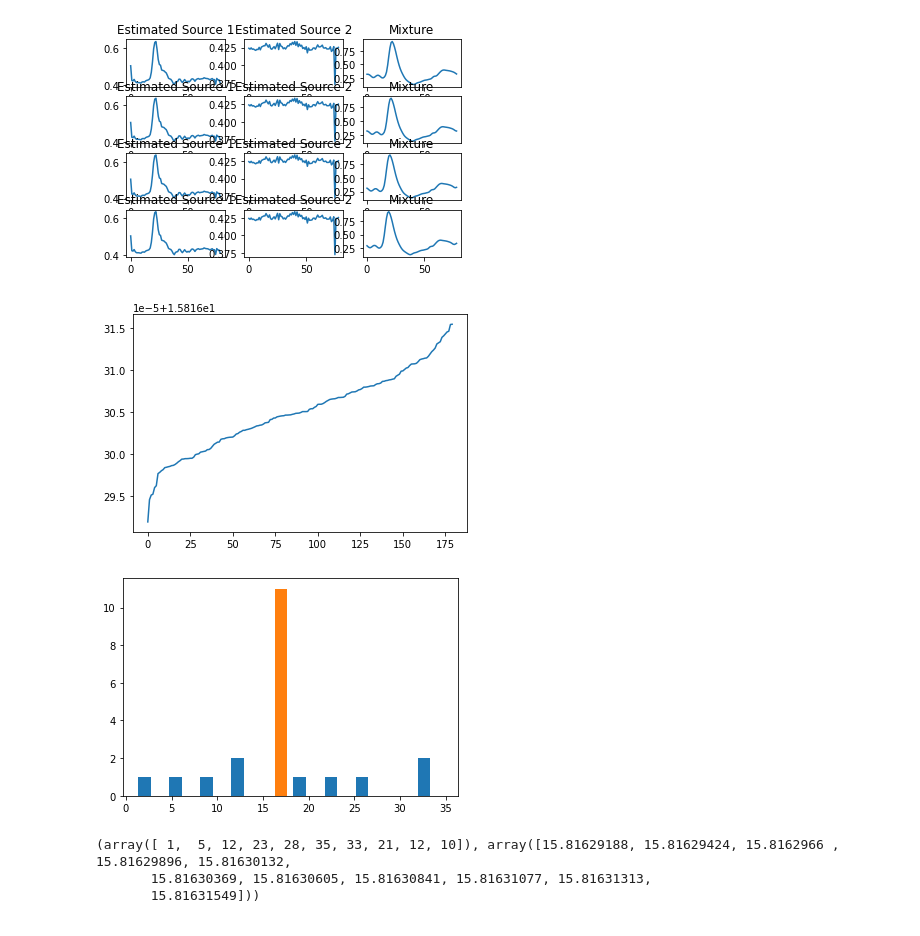
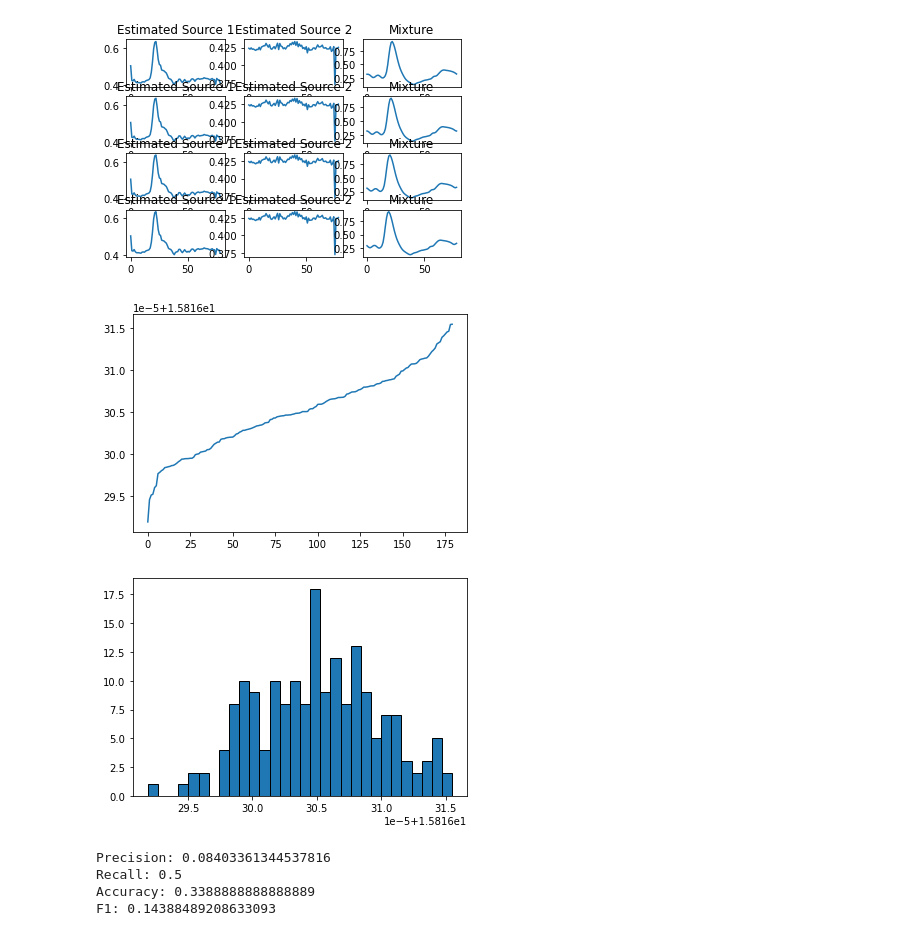
Before and after one commit to AlexDodon/sourceseparation_misc, a Jupyter notebook: time_series.ipynb, the cells around one changed output. Cells and saved outputs as stored; diff of their text form; code cells hidden in the pictures.

```diff
--- a/time_series.ipynb
+++ b/time_series.ipynb
@@ -101,31 +101,64 @@ Processing source  179
 # %%
 # some interpretation of results
 
 import numpy as np
 import torch
 import matplotlib.pyplot as plt
 
 
 extractedSpikesValidation = [ x for [[x]] in cleanextractedSpikesValidation]
 extractedSpikesValidation = np.array(extractedSpikesValidation)
 energy = []
 
 for extractedSpike in extractedSpikesValidation:
     energy.append(sum(np.power(extractedSpike, 2)))
 
 energy = np.array(energy)
-hist = np.histogram(energy)
+hist, edges = np.histogram(energy, bins = 30)
 
 plt.plot(np.sort(energy))
 plt.show()
-plt.hist(hist)
+plt.bar(edges[:-1], hist, width=np.diff(edges), edgecolor="black", align="edge")
 plt.show()
+
+treshold =  30.3 * 1e-5 + 1.5816e1
+
+res = []
+
+for elem in energy:
+    if elem > treshold:
+        res.append(1)
+    else:
+        res.append(0)
+
+truepos = 0
+falsepos = 0
+trueneg = 0
+falseneg = 0
+
+for i in range(0, len(vallabel)):
+    if vallabel[i] == 1:
+        if res[i] == 1:
+            truepos += 1
+        else:
+            falseneg += 1
+    else:
+        if res[i] == 1:
+            falsepos += 1
+        else:
+            trueneg += 1
+
+precision = truepos / (truepos + falsepos)
+recall = truepos / (truepos + falseneg)
+
+print("Precision: {}".format(precision))
+print("Recall: {}".format(recall))
+print("Accuracy: {}".format((truepos + trueneg) / len(vallabel)))
+print("F1: {}".format(2 * ((precision * recall)/(precision+recall))))
 # %% [output]
 [figure]
-[figure, old version]
+[figure, new version]
+Precision: 0.08403361344537816
+Recall: 0.5
+Accuracy: 0.3388888888888889
+F1: 0.14388489208633093
-# %%
-print(hist)
-# %% [output]
-(array([ 1,  5, 12, 23, 28, 35, 33, 21, 12, 10]), array([15.81629188, 15.81629424, 15.8162966 , 15.81629896, 15.81630132,
-       15.81630369, 15.81630605, 15.81630841, 15.81631077, 15.81631313,
-       15.81631549]))
```
Also changed, not shown: parts of 2 cells of this notebook.
